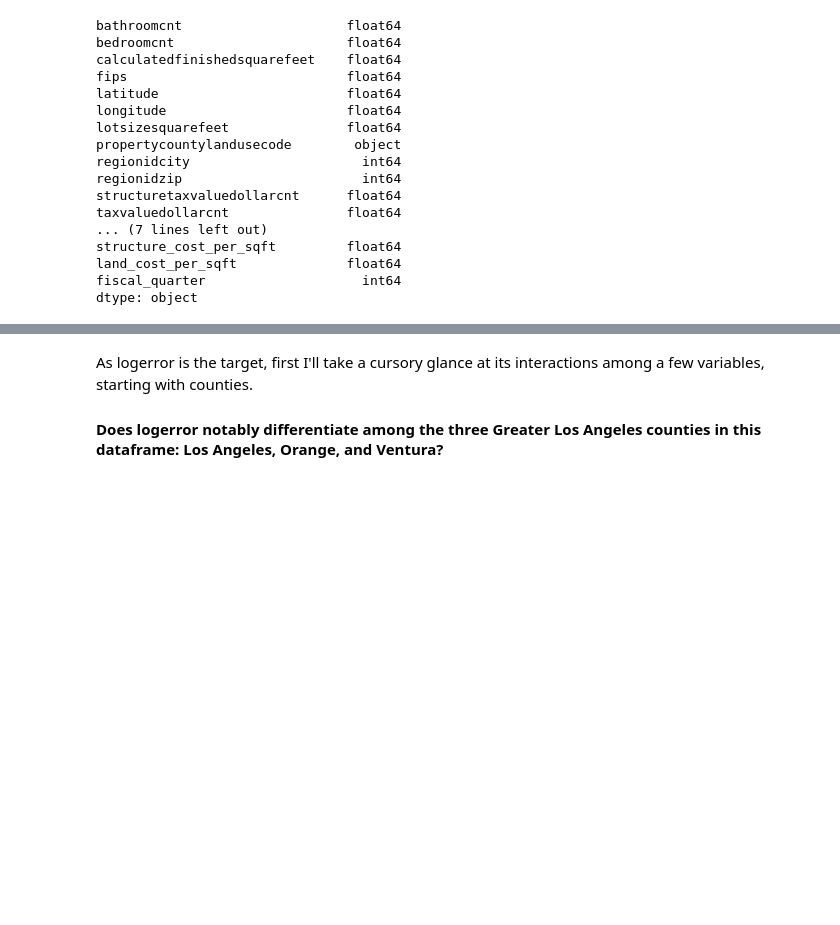
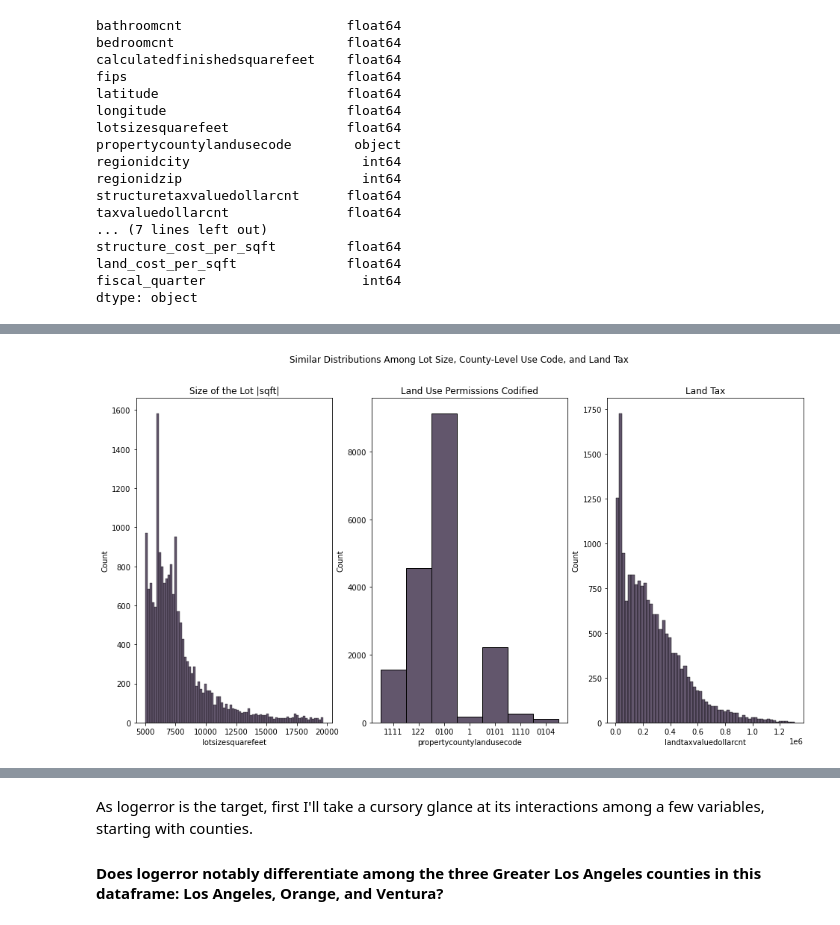
Before and after one commit to nicholas-dougherty/clustering-project, a Jupyter notebook: explore.ipynb, the cells around one changed output, grey strips where cells are left out. Drawn from its saved outputs; the diff is of its cells as text; code cells hidden in the pictures; blank space fills up the shorter version.

```diff
--- a/explore.ipynb
+++ b/explore.ipynb
@@ -103,0 +216,83 @@ sns.displot(train.age)
+# %%
+fig, axes = plt.subplots(1, 3, figsize=(16,8))
+fig.suptitle('Similar Distributions Among Lot Size, County-Level Use Code, and Land Tax')
+
+sns.histplot(ax=axes[0], x=train.lotsizesquarefeet)
+axes[0].set_title('Size of the Lot |sqft|')
+
+sns.histplot(ax=axes[1], x=train.propertycountylandusecode)
+axes[1].set_title('Land Use Permissions Codified')
+
+sns.histplot(ax=axes[2], x=train.landtaxvaluedollarcnt)
+axes[2].set_title('Land Tax')
+plt.show()
+
+print('''
+                            The vast majority of land is well under 1/5 of an acre
+                         With a spike in low costs, and low area.
+
+                            Each of the four-digit land use codes belong to Los Angeles,
+                        hence their abundance of representation.
+      '''
+     )
+
+print('---------------------------------------------------------------\
+---------------------------------------------------------------------------')
+
+####################################################################################
+####################################################################################
+fig, axes = plt.subplots(1, 3, figsize=(16,8))
+fig.suptitle('Different Evaluations of the Same Thing: County')
+
+sns.histplot(ax=axes[0], x=train.censustractandblock)
+axes[0].set_title('Census Tract and Block')
+
+sns.histplot(ax=axes[1], x=train.fips)
+axes[1].set_title('Federal Information Processing Standards |FIPS|')
+
+sns.histplot(ax=axes[2], x=train.county)
+axes[2].set_title('County Name |Derived from FIPS|')
+plt.show()
+
+print('''
+                        I'm still puzzled on how to utilize Census Tract and Block
+                            This info likely works well in conjunction with ZIP
+                              and/or Region ID for more narrowly approximating
+                               distances/proximity among and between parcels.
+      ''')
+
+print('------------------------------------------------------------------\
+------------------------------------------------------------------------')
+####################################################################################
+####################################################################################
+
+fig, axes = plt.subplots(1, 3, figsize=(16,8))
+fig.suptitle('Similar Distributions Between Calculatedfinishedsqfeet and Structuretaxvalue')
+
+sns.histplot(ax=axes[0], x=train.fiscal_quarter)
+axes[0].set_title('Transaction Dates by Fiscal Quarter. \n Q4 not present in DataFrame.')
+
+sns.histplot(ax=axes[1], x=train.land_cost_per_sqft )
+axes[1].set_title('Cost of Land per Square Foot.')
+
+sns.histplot(ax=axes[2], x=train.structure_cost_per_sqft)
+axes[2].set_title('Cost of Structure per Square Foot.')
+plt.show()
+
+print('''
+                        Fiscal Quarter bears some visual similarity to bedroom counts.
+                        Although this is likely just a coincidence, it does merit some
+                        investigation. | Unsurprisingly, structural costs per sq ft
+                        blow land costs out of the water. In the current times, the median
+                        cost of a square foot of land in LA, CA, is $1.38. I'll check to see
+                        if this lines up with the dataframe. Moreover, the cost to build a home
+                        ranges from $100-$400 this year, we can also check if there is consistency
+                        with 2017 by examining the margins more closely.
+
+      ''')
+
+print('---------------------------------------------------------------------\
+---------------------------------------------------------------------')
+####################################################################################
+####################################################################################
+# %% [output]
@@ -103,0 +301 @@ sns.displot(train.age)
+[figure, added]
```
Also changed, not shown: parts of 15 cells of this notebook, 1 other file.
